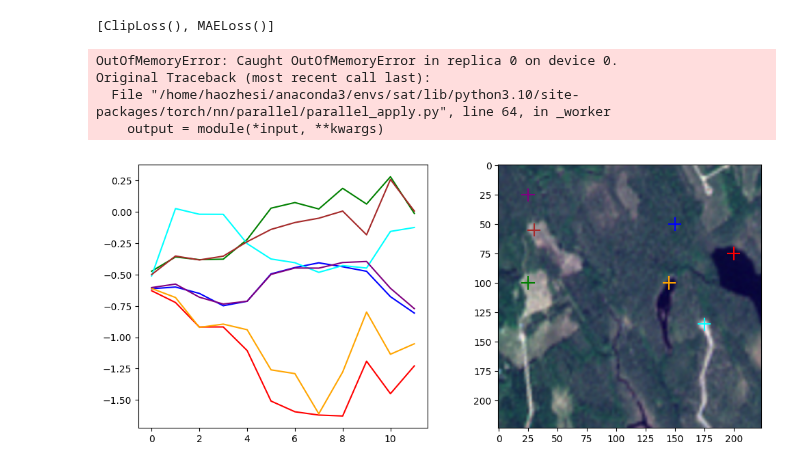
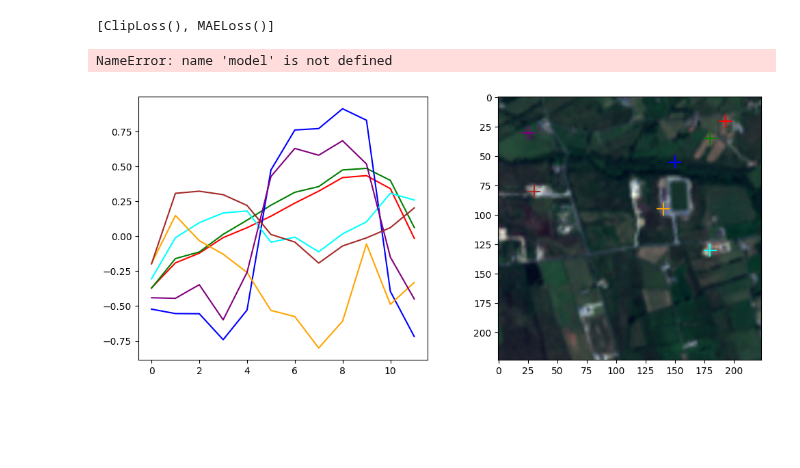
Before and after one commit to uiuctml/GeospatialFM, a Jupyter notebook: torchgeo_playground.ipynb, the cells around one changed output. Drawn from its saved outputs; the diff is of its cells as text; code cells hidden in the pictures; blank space fills up the shorter version.

```diff
--- a/torchgeo_playground.ipynb
+++ b/torchgeo_playground.ipynb
@@ -34,5 +34,6 @@ args = {'exp_name': None,
         'save_config': False}
 args = argparse.Namespace(**args)
 args.debug = True
+args.finetune = False
 args
 # %% [output]
@@ -40,8 +41,8 @@ Namespace(exp_name=None, config_file='GeospatialFM/configs/mae_cm.yaml', opts=No
 # %%
 cfg, _ = setup(args)
 # %%
-cfg.DATASET['train_transforms']['normalize'] = False
-cfg.DATASET['train_transforms']['standardize'] = True
+cfg.DATASET['train_transforms']['normalize'] = True
+cfg.DATASET['train_transforms']['standardize'] = False
 # %%
 data = get_data(cfg)
 data
@@ -50,7 +51,7 @@ data
  'val': DataInfo(dataloader=<torch.utils.data.dataloader.DataLoader object at 0x...>, sampler=None, shared_epoch=None),
  'test': DataInfo(dataloader=<torch.utils.data.dataloader.DataLoader object at 0x...>, sampler=None, shared_epoch=None)}
 # %%
-sample = iter(data['train'].dataloader).__next__()
+sample = iter(data['test'].dataloader).__next__()
 # %%
 sample['image'].shape
 # %% [output]
@@ -72,38 +73,38 @@ loss
 # %%
 device = torch.device(device)
 # %%
-image = sample['image'].to(device, non_blocking=True)
-radar = sample['radar'].to(device, non_blocking=True)
+# image = sample['image'].to(device, non_blocking=True)
+# radar = sample['radar'].to(device, non_blocking=True)
+image = sample['image']
+radar = sample['radar']
 # %%
 model_out = model(image, radar)
 logit_scale = model_out.get("logit_scale").mean()
 model_out['logit_scale'] = logit_scale
 # %% [output]
-OutOfMemoryError: Caught OutOfMemoryError in replica 0 on device 0.
-Original Traceback (most recent call last):
-  File "/home/haozhesi/anaconda3/envs/sat/lib/python3.10/site-packages/torch/nn/parallel/parallel_apply.py", line 64, in _worker
-    output = module(*input, **kwargs)
+NameError: name 'model' is not defined
 # %%
-points = [[75, 200], [100, 25], [50, 150], [135, 175], [100, 145], [25, 25], [55, 30]]
+points = [[20, 193], [35, 180], [55, 150], [130, 180], [95, 140], [30, 25], [80, 30]]
 cross_length = 5
+img_id = 100
 plt.figure(figsize=(12, 5))
 plt.subplot(1, 2, 1)
 color = ['r', 'g', 'b', 'cyan', 'orange', 'purple', 'brown']
 for c, point in enumerate(points):
-    curve = image[0, :, point[0], point[1]].detach().cpu().numpy()
+    curve = image[img_id, :, point[0], point[1]].detach().cpu().numpy()
     curve = np.delete(curve, 10)
     plt.plot(np.arange(12), curve, color[c])
-vis_img = image[0, [3, 2, 1], :, :].detach().cpu().numpy().transpose(1, 2, 0)
+vis_img = image[img_id, [3, 2, 1], :, :].detach().cpu().numpy().transpose(1, 2, 0)
 # normalize each channel
 vis_img = (vis_img - vis_img.min()) / (vis_img.max() - vis_img.min())
 
 plt.subplot(1, 2, 2)
 plt.imshow(vis_img)
 # draw a cross at the point
 for c, point in enumerate(points):
     plt.plot([point[1] - cross_length, point[1] + cross_length], [point[0], point[0]],  color[c])
     # Draw vertical line of the cross
     plt.plot([point[1], point[1]], [point[0] - cross_length, point[0] + cross_length],  color[c])
 # plt.axis('off')
 # %% [output]
-[figure, old version]
+[figure, new version]
```
Also changed, not shown: parts of 2 cells of this notebook, 11 other files.
